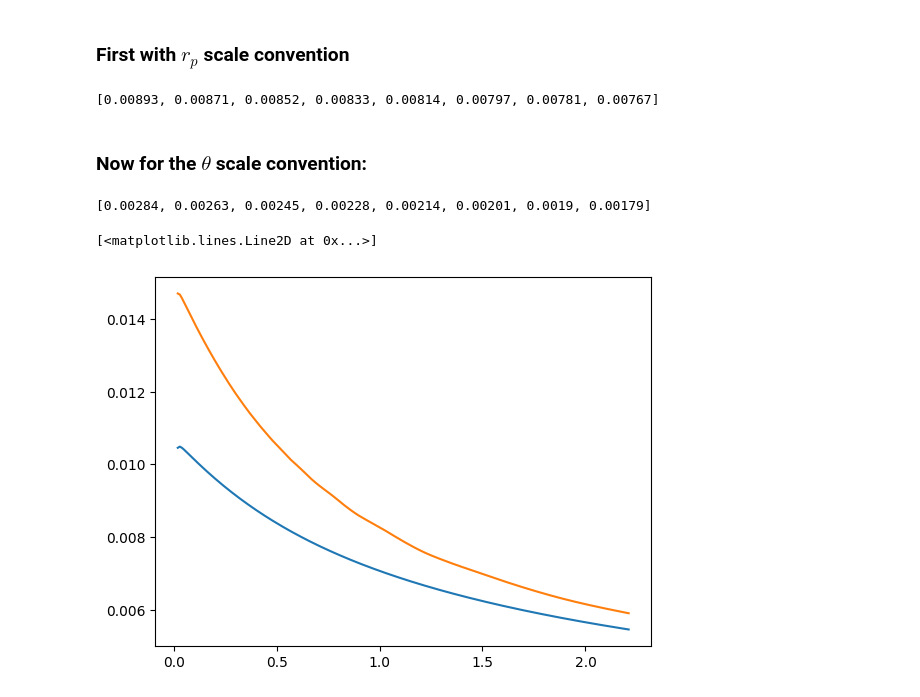
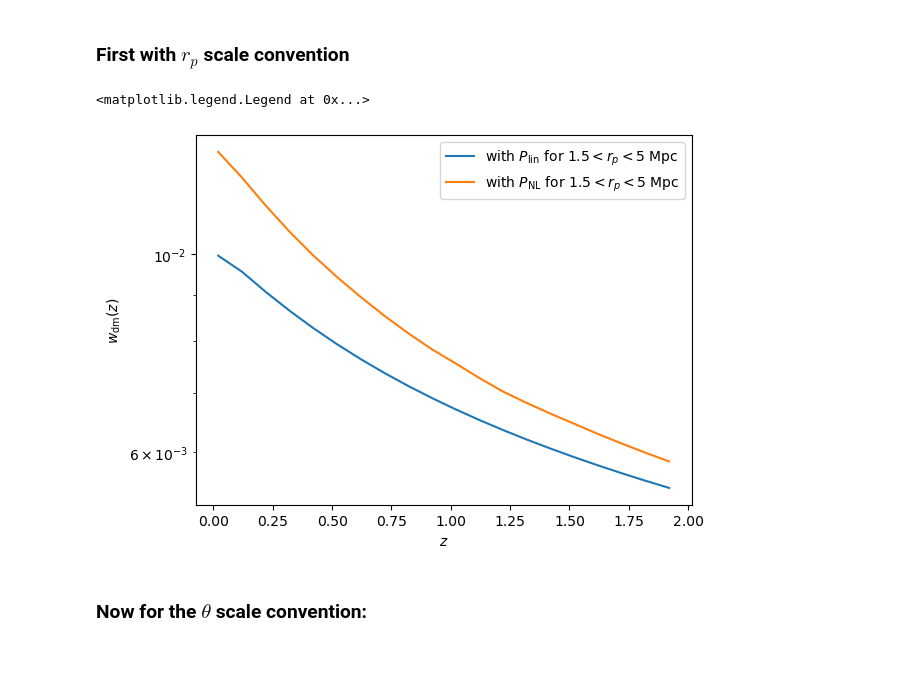
Before and after one commit to wdassignies/Clustering_z, a Jupyter notebook: w_dm_Cz.ipynb, the cells around one changed output. Drawn from its saved outputs; the diff is of its cells as text; code cells hidden in the pictures; blank space fills up the shorter version.

```diff
--- a/w_dm_Cz.ipynb
+++ b/w_dm_Cz.ipynb
@@ -14,7 +14,7 @@ yourz=0.
 h=0.67
 H0=100*h
 Omega_m=0.315
-c_ls=300*10**3
+c_ls=299.792*10**3
 cosmo = ccl.Cosmology(Omega_c=0.27, Omega_b=Omega_m-0.27, h=h, A_s=2.1e-9, n_s=0.96)
 a=1./(1+yourz)
 
@@ -52,18 +52,24 @@ We procceed as follow:
 # %%
 
 def xi_dm_test(rp,z, typ):
+    '''return xi for separated distance rp in Mpc, at redshift z,
+        with typ=linear or NL for the power spectrum'''
+
     Hz=100*h*ccl.background.h_over_h0(cosmo,a=1/(1+z))
     theta = rp/chi(z)*360/(2*math.pi)#in degree
 
     if typ=='linear':
         Plin_ell = [Plin(l,z) for l in Ell]
-        return Hz/c_ls/chi(z)**2*ccl.correlations.correlation(cosmo,Ell,Plin_ell,theta,type='NN',method='Legendre')
+        return Hz/c_ls/chi(z)**2*ccl.correlations.correlation(cosmo,ell=Ell,C_ell=Plin_ell,theta=theta,type='NN',method='Legendre')
 
     if typ=='NL':
         PNL_ell = [PNL(l,z) for l in Ell]
-        return Hz/c_ls/chi(z)**2*ccl.correlations.correlation(cosmo,Ell,PNL_ell,theta,type='NN',method='Legendre')
+        return Hz/c_ls/chi(z)**2*ccl.correlations.correlation(cosmo,ell=Ell,C_ell=PNL_ell,theta=theta,type='NN',method='Legendre')
 
 def w_dm(z,typ):
+    '''return the scale weighted xi_dm, at redshift z,
+       with typ=linear or NL for the power spectrum'''
+
     Hz=100*h*ccl.background.h_over_h0(cosmo,a=1/(1+z))
     if typ=='linear':
         P_delta = [Plin(l,z) for l in Ell]
@@ -79,7 +85,7 @@ def w_dm(z,typ):
     def xi_dm_int(rp):
 
         theta = rp/chi(z)*360/(2*math.pi)#in degree
-        return Hz/c_ls/chi(z)**2*ccl.correlations.correlation(cosmo,Ell,P_delta,theta,type='NN',method='Legendre')
+        return Hz/c_ls/chi(z)**2*ccl.correlations.correlation(cosmo,ell=Ell,C_ell=P_delta,theta=theta,type='NN',method='Legendre')
 
     def Integ(rp):
         return Wrp(rp)/norm*xi_dm_int(rp)
@@ -88,15 +94,29 @@ def w_dm(z,typ):
 # %%
 Ell=range(1,4000)
 nlim=10000
+
+#choose the min and max scale, as well as scale weighting
 rp_min=1.5#Mpc!
-rp_max=5#Mpc!
+rp_max=5 #Mpc!
 alpha=0
 
-Zlist=[0.625+0.05*i for i in range(8)]
-W_dm_nl=[round(w_dm(z,typ='NL'),5) for z in Zlist]
-print(W_dm_nl)
+#redshift list
+zmin=0.02
+Zlist=[zmin+i/10 for i in range(20)]
+
+W_dm_lin=[w_dm(z,typ='linear') for z in Zlist]
+W_dm_NL=[w_dm(z,typ='NL') for z in Zlist]
-# %% [output]
-[0.00893, 0.00871, 0.00852, 0.00833, 0.00814, 0.00797, 0.00781, 0.00767]
+# %%
+plt.figure(dpi=100)
+plt.plot(Zlist,W_dm_lin,label=r'with $P_{\rm lin}$ for ' +str(rp_min)+'$<r_p<$'+str(rp_max)+' Mpc')
+plt.plot(Zlist,W_dm_NL,label=r'with $P_{\rm NL}$ for ' +str(rp_min)+'$<r_p<$'+str(rp_max)+' Mpc')
+plt.xlabel('$z$')
+plt.ylabel(r'$w_{\rm dm}(z)$')
+plt.yscale('log')
+plt.legend()
+# %% [output]
+<matplotlib.legend.Legend at 0x...>
+[figure, added]
 # %% [markdown]
 ### Now for the $\theta$ scale convention:
 # %%
@@ -138,12 +156,11 @@ def w_dm_theta(z,typ):
 Ell=range(1,4000)
 nlim=10000
 
-theta_min=10/60 #deg
+theta_min=5/60 #deg
 theta_max=30/60 #deg
 alpha=0
 
-Zlist=[0.625+0.05*i for i in range(8)]
-W_dm_nl=[round(w_dm_theta(z,typ='NL'),5) for z in Zlist]
-print(W_dm_nl)
+zmin=0.02
+Zlist=[zmin+i/10 for i in range(20)]
+W_dm_lin_theta=[w_dm_theta(z,typ='linear') for z in Zlist]
+W_dm_NL_theta=[w_dm_theta(z,typ='NL') for z in Zlist]
-# %% [output]
-[0.00284, 0.00263, 0.00245, 0.00228, 0.00214, 0.00201, 0.0019, 0.00179]
@@ -155,6 +166,0 @@ W_dm_NL=[w_dm(z,typ='NL') for z in Zlist]
-# %%
-plt.plot(Zlist,W_dm_lin)
-plt.plot(Zlist,W_dm_NL)
-# %% [output]
-[<matplotlib.lines.Line2D at 0x...>]
-[figure, removed]
```
Also changed, not shown: parts of 27 cells of this notebook.
